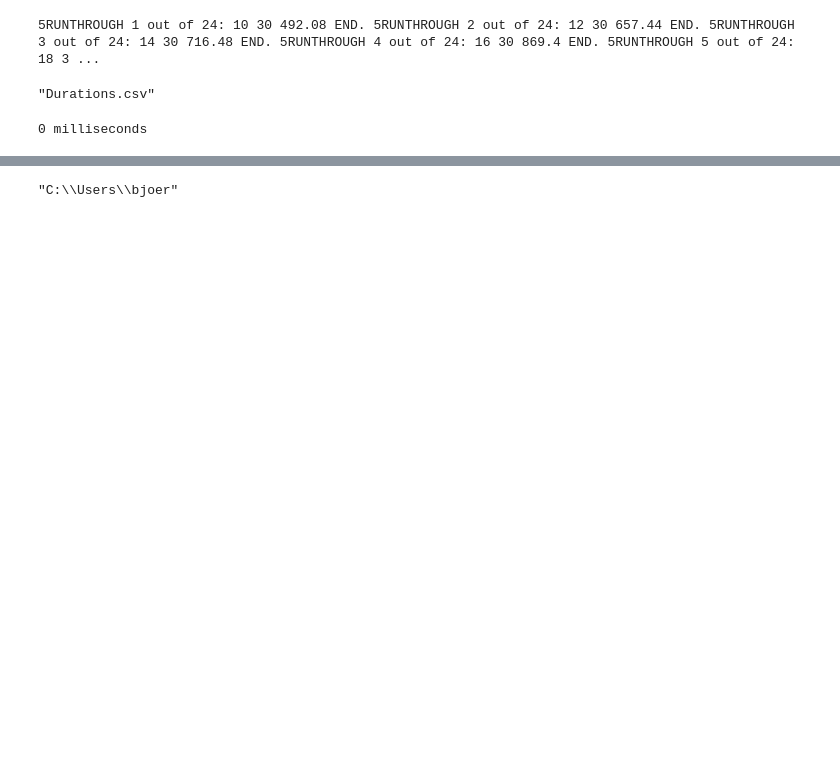
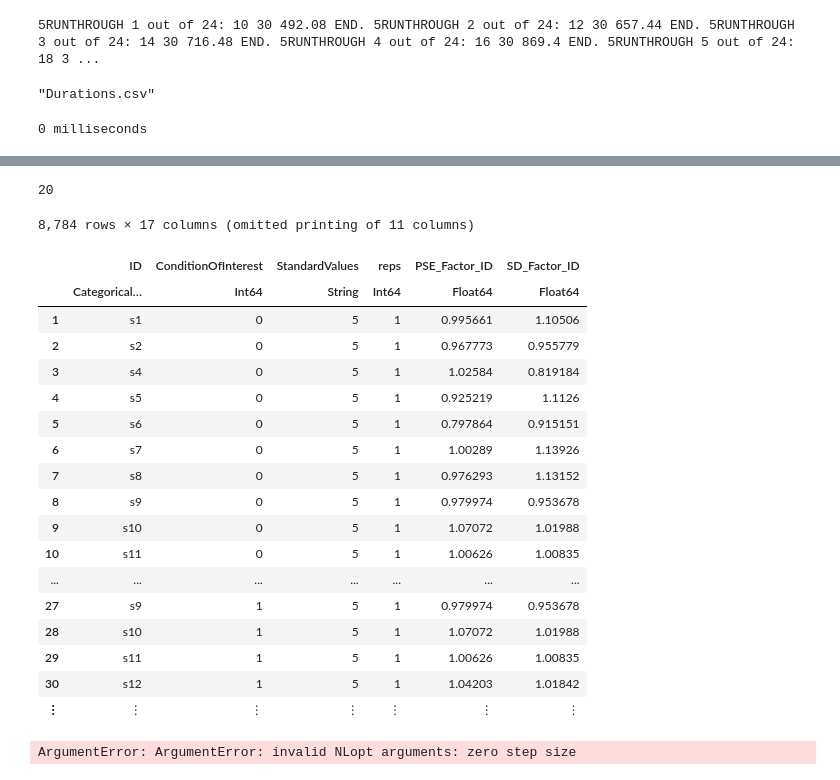
Before and after one commit to b-jorges/Power-Analyses-Psychophysics, a Jupyter notebook: GLMMs.ipynb, the cells around one changed output, grey strips where cells are left out. Drawn from its saved outputs; the diff is of its cells as text; code cells hidden in the pictures; blank space fills up the shorter version.

```diff
--- a/GLMMs.ipynb
+++ b/GLMMs.ipynb
@@ -470,4 +407,60 @@ n ConditionOfInterest StandardValues reps PSE_Difference JND_Difference Multipli
-# %%
-@__DIR__
-# %% [output]
-"C:\\Users\\bjoer"
+# %%
+ConditionOfInterest = [0;1]
+StandardValues = [5;8]
+reps = 120
+PSE_Difference = 0.1
+JND_Difference = 0.2
+Multiplicator_PSE_Standard = 0
+Multiplicator_SD_Standard = 0.108
+SD_ResponseFunction = 0.1
+Mean_Variability_Between = 0.1
+SD_Variability_Between = 0.1
+nIterations = 25
+n = 20
+# %% [output]
+20
+# %%
+@rput n ConditionOfInterest StandardValues reps PSE_Difference JND_Difference Multiplicator_PSE_Standard Multiplicator_SD_Standard SD_ResponseFunction Mean_Variability_Between SD_Variability_Between
+
+    R"""
+    ID = paste0("s",1:n)
+        Psychometric = SimulatePsychometricFunction_Staircase(ID,
+            ConditionOfInterest,
+            StandardValues,
+            1:reps,
+            PSE_Difference,
+            JND_Difference,
+            Multiplicator_PSE_Standard,
+            Multiplicator_SD_Standard,
+            SD_ResponseFunction,
+            Mean_Variability_Between,
+            SD_Variability_Between)
+
+    Psychometric$StandardValues = as.character(Psychometric$StandardValues)
+
+    """
+    @rget Psychometric
+# %% [output]
+8,784 rows × 17 columns (omitted printing of 11 columns)
+|  | ID | ConditionOfInterest | StandardValues | reps | PSE_Factor_ID | SD_Factor_ID |
+|  | Categorical… | Int64 | String | Int64 | Float64 | Float64 |
+| 1 | s1 | 0 | 5 | 1 | 0.995661 | 1.10506 |
+| 2 | s2 | 0 | 5 | 1 | 0.967773 | 0.955779 |
+| 3 | s4 | 0 | 5 | 1 | 1.02584 | 0.819184 |
+| 4 | s5 | 0 | 5 | 1 | 0.925219 | 1.1126 |
+| 5 | s6 | 0 | 5 | 1 | 0.797864 | 0.915151 |
+| 6 | s7 | 0 | 5 | 1 | 1.00289 | 1.13926 |
+| 7 | s8 | 0 | 5 | 1 | 0.976293 | 1.13152 |
+| 8 | s9 | 0 | 5 | 1 | 0.979974 | 0.953678 |
+| 9 | s10 | 0 | 5 | 1 | 1.07072 | 1.01988 |
+| 10 | s11 | 0 | 5 | 1 | 1.00626 | 1.00835 |
+| ... | ... | ... | ... | ... | ... | ... |
+| 27 | s9 | 1 | 5 | 1 | 0.979974 | 0.953678 |
+| 28 | s10 | 1 | 5 | 1 | 1.07072 | 1.01988 |
+| 29 | s11 | 1 | 5 | 1 | 1.00626 | 1.00835 |
+| 30 | s12 | 1 | 5 | 1 | 1.04203 | 1.01842 |
+| ⋮ | ⋮ | ⋮ | ⋮ | ⋮ | ⋮ | ⋮ |
+# %%
+ GLMM = fit!(GeneralizedLinearMixedModel(formula1, Psychometric, Bernoulli()))
+# %% [output]
+ArgumentError: ArgumentError: invalid NLopt arguments: zero step size
```
Also changed, not shown: parts of 15 cells of this notebook, 4 other files.
